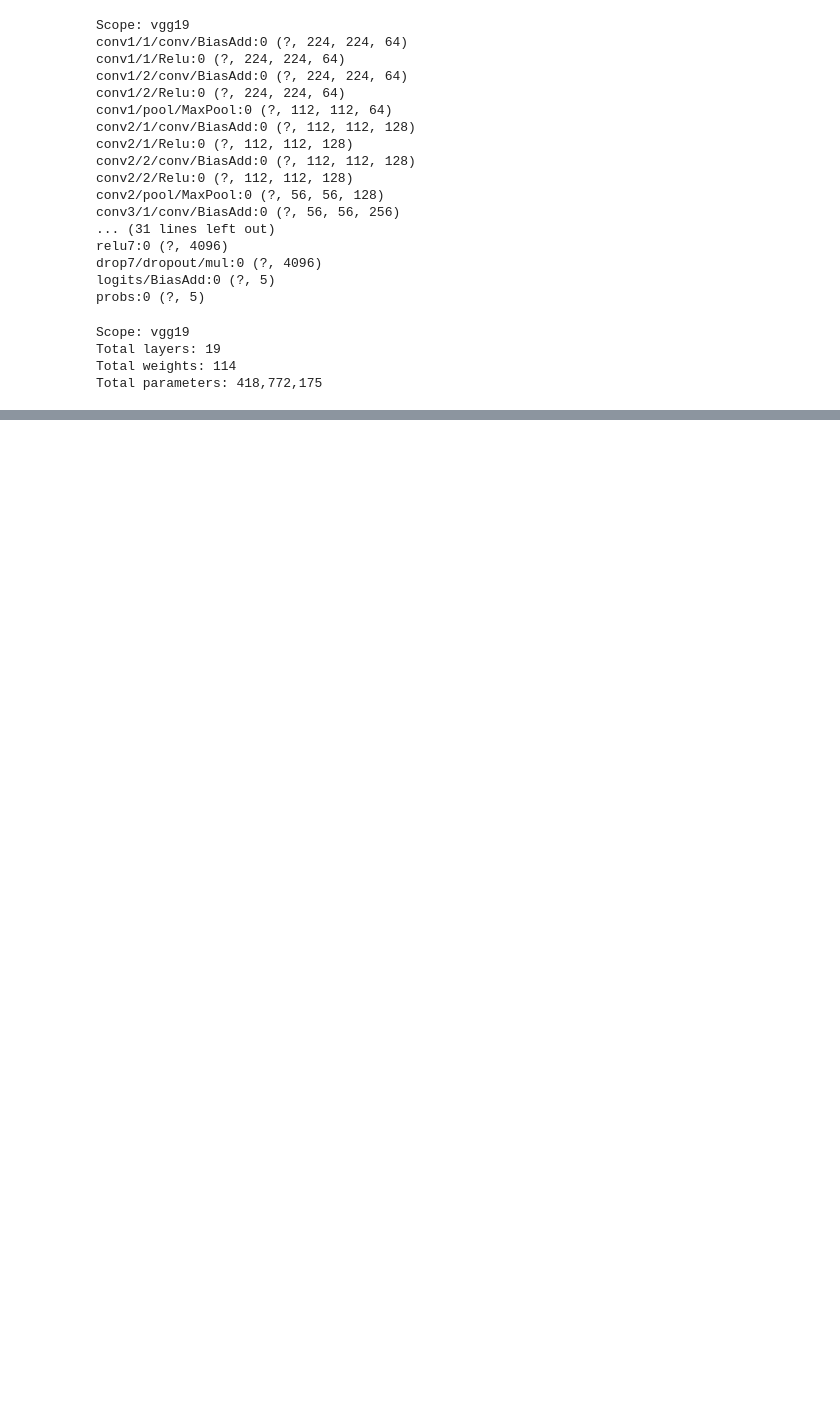
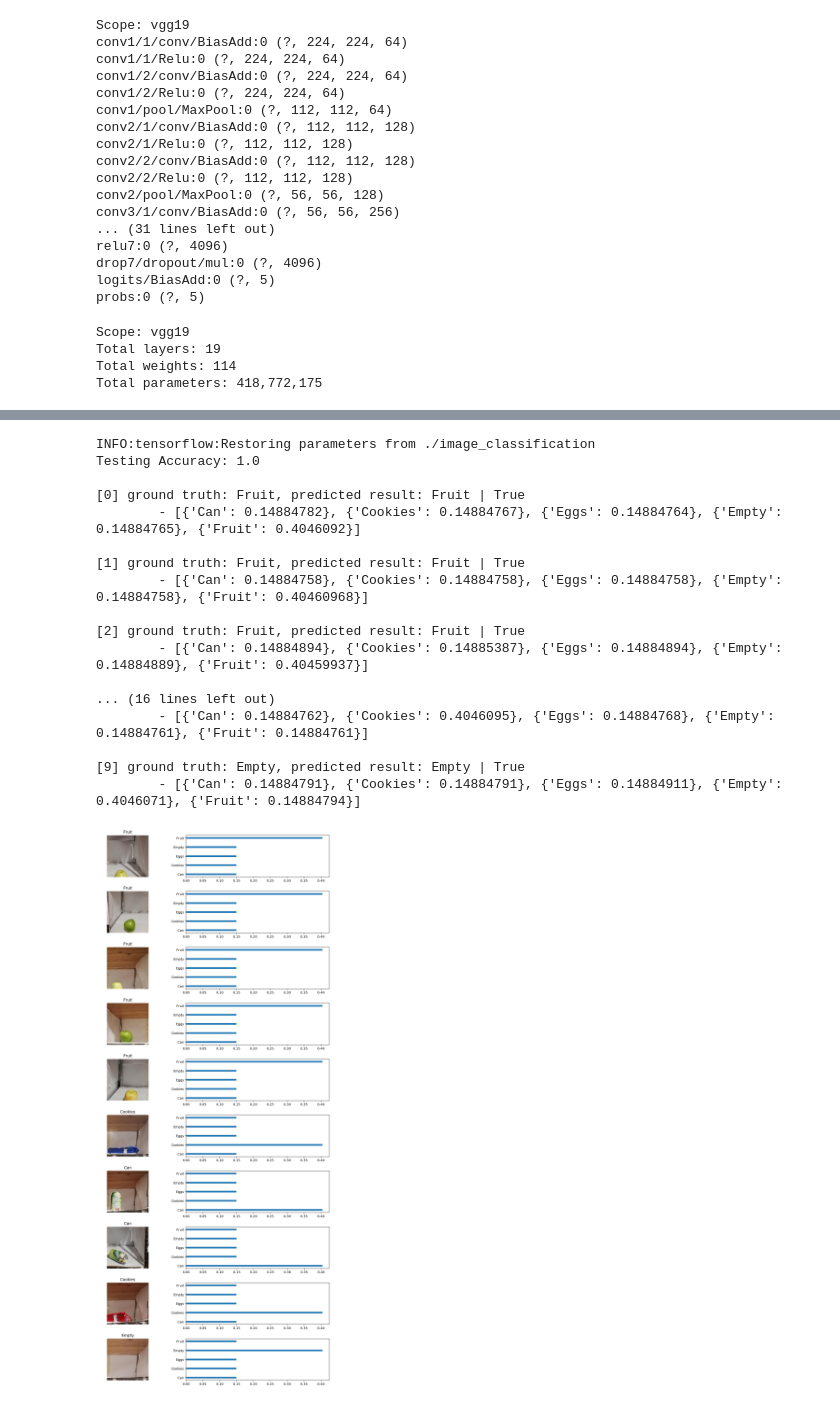
Before and after one commit to aamleshi/WhatsInTheFridge, a Jupyter notebook: TrainModel.ipynb, the cells around one changed output, grey strips where cells are left out. Cells and saved outputs as stored; diff of their text form; code cells hidden in the pictures; blank space fills up the shorter version.

```diff
--- a/TrainModel.ipynb
+++ b/TrainModel.ipynb
@@ -69,8 +62,9 @@ y = tf.placeholder(tf.float32, shape=(None, 5), name='output_y')
 # %%
 ### HYPER-PARAMETERS
 learning_rate = 0.00001
-epochs = 6
-batch_size = 16
+epochs = 3
+batch_size = 32
+n_batches = 29
 # %%
 logits = nets.VGG19(x, is_training=True, classes=5)
 model = tf.identity(logits,name='logits')
@@ -139,7 +133,7 @@ with tf.Session() as sess:
     print('starting training ... ')
     for epoch in range(epochs):
         # Loop over all batches
-        n_batches = 4
+        #n_batches = 58
         for batch_i in range(1, n_batches + 1):
             for batch_features, batch_labels in load_preprocess_training_batch(batch_i, batch_size):
                 sess.run(train, {x: batch_features, y: batch_labels})
@@ -155,8 +149,10 @@ with tf.Session() as sess:
             print('Validation Accuracy: {:.6f}'.format(valid_acc/tmp_num))
 
     # Save Model
+    print("saving model")
     saver = tf.train.Saver()
     save_path = saver.save(sess, save_model_path)
+    print("model saved to: ",save_model_path)
 # %% [output]
 Training...
 global_variables_initializer ... done ...
@@ -167,0 +174,3 @@ KeyboardInterrupt:
+# %%
+def load_label_names():
+    return ["Can", "Cookies", "Eggs", "Empty", "Fruit"]
@@ -167,0 +224,67 @@ KeyboardInterrupt:
+# %%
+test_features, test_labels = getData('preprocess_testing.p')
+# %%
+%matplotlib inline
+%config InlineBackend.figure_format = 'retina'
+
+import random
+
+save_model_path = './image_classification'
+batch_size = 32
+n_samples = 10
+top_n_predictions = 5
+
+def test_model(test_features):
+    loaded_graph = tf.Graph()
+
+    with tf.Session(graph=loaded_graph) as sess:
+        loader = tf.train.import_meta_graph(save_model_path + '.meta')
+        loader.restore(sess, save_model_path)
+
+        # Get accuracy in batches for memory limitations
+        test_batch_acc_total = 0
+        test_batch_count = 0
+
+        loaded_x = loaded_graph.get_tensor_by_name('input_x:0')
+        loaded_y = loaded_graph.get_tensor_by_name('output_y:0')
+        loaded_logits = loaded_graph.get_tensor_by_name('logits:0')
+        loaded_acc = loaded_graph.get_tensor_by_name('accuracy:0')
+
+        for train_feature_batch, train_label_batch in batch_features_labels(test_features, test_labels, batch_size):
+            test_batch_acc_total += sess.run(
+                loaded_acc,
+                feed_dict={loaded_x: train_feature_batch, loaded_y: train_label_batch})
+            test_batch_count += 1
+
+        print('Testing Accuracy: {}\n'.format(test_batch_acc_total/test_batch_count))
+
+        # Print Random Samples
+        random_test_features, random_test_labels = tuple(zip(*random.sample(list(zip(test_features, test_labels)), n_samples)))
+
+
+        random_test_predictions = sess.run(
+            tf.nn.softmax(loaded_logits),
+            feed_dict={loaded_x: random_test_features, loaded_y: random_test_labels})
+
+        display_image_predictions(random_test_features, random_test_labels, random_test_predictions)
+
+test_model(test_features)
+# %% [output]
+INFO:tensorflow:Restoring parameters from ./image_classification
+Testing Accuracy: 1.0
+
+[0] ground truth: Fruit, predicted result: Fruit | True
+        - [{'Can': 0.14884782}, {'Cookies': 0.14884767}, {'Eggs': 0.14884764}, {'Empty': 0.14884765}, {'Fruit': 0.4046092}]
+
+[1] ground truth: Fruit, predicted result: Fruit | True
+        - [{'Can': 0.14884758}, {'Cookies': 0.14884758}, {'Eggs': 0.14884758}, {'Empty': 0.14884758}, {'Fruit': 0.40460968}]
+
+[2] ground truth: Fruit, predicted result: Fruit | True
+        - [{'Can': 0.14884894}, {'Cookies': 0.14885387}, {'Eggs': 0.14884894}, {'Empty': 0.14884889}, {'Fruit': 0.40459937}]
+
+... (16 lines left out)
+        - [{'Can': 0.14884762}, {'Cookies': 0.4046095}, {'Eggs': 0.14884768}, {'Empty': 0.14884761}, {'Fruit': 0.14884761}]
+
+[9] ground truth: Empty, predicted result: Empty | True
+        - [{'Can': 0.14884791}, {'Cookies': 0.14884791}, {'Eggs': 0.14884911}, {'Empty': 0.4046071}, {'Fruit': 0.14884794}]
+[figure, added]
```
Also changed, not shown: parts of 8 cells of this notebook, 2 other files.
